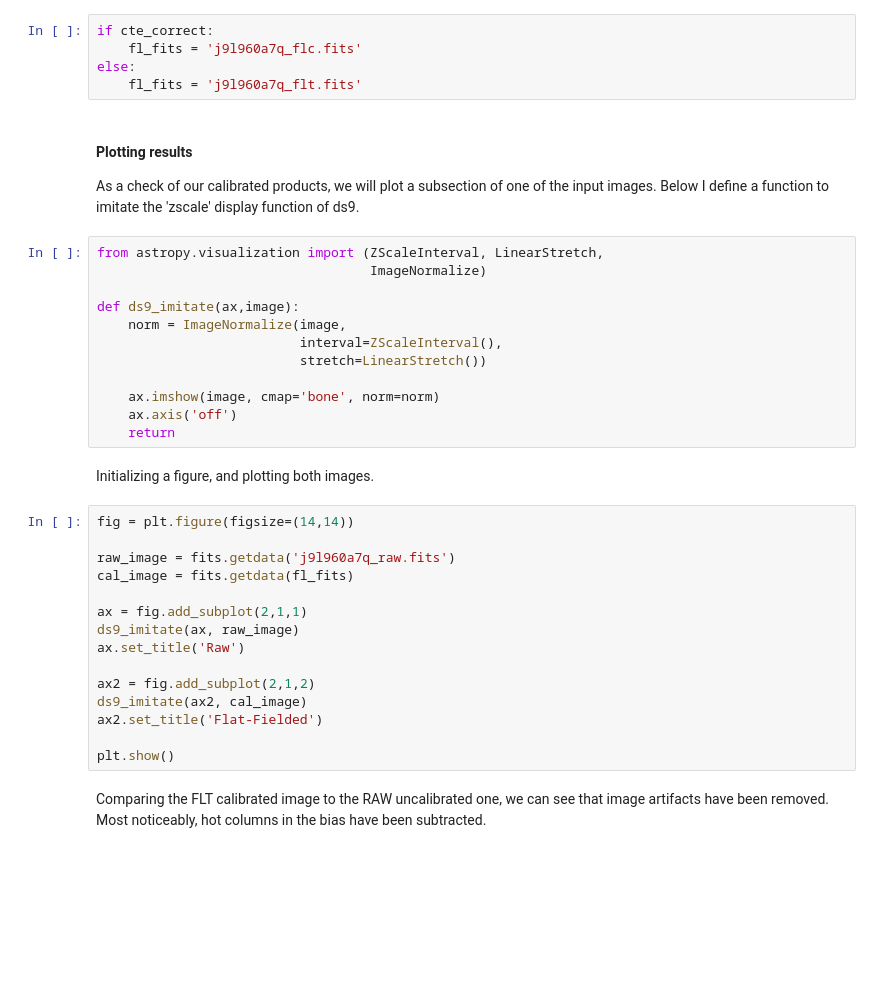
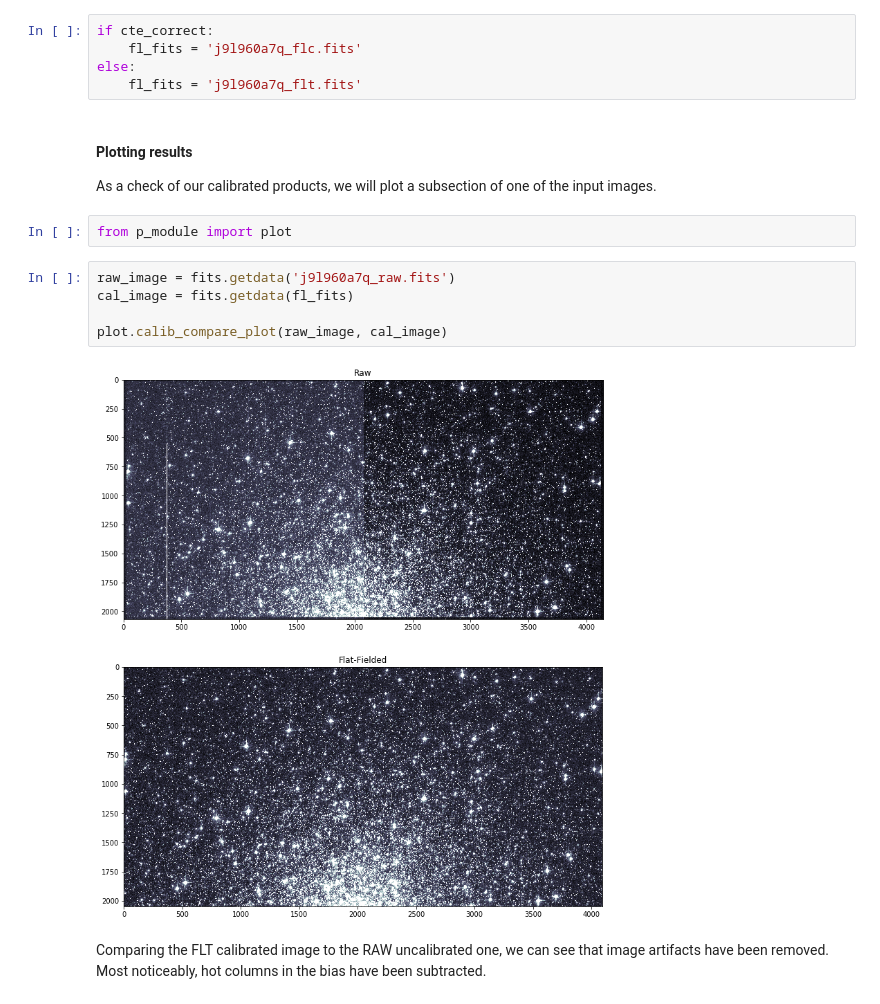
Before and after one commit to spacetelescope/acs-notebook, a Jupyter notebook: acs_reduction/acs_reduction.ipynb, the cells around one changed output. Cells and saved outputs as stored; diff of their text form; blank space fills up the shorter version.

Commit message:
cleaned import section and moved plotting to p_module import

```diff
--- a/acs_reduction/acs_reduction.ipynb
+++ b/acs_reduction/acs_reduction.ipynb
@@ -226,36 +225,16 @@ else:
 # %% [markdown]
 #### Plotting results
 
-As a check of our calibrated products, we will plot a subsection of one of the input images. Below I define a function to imitate the 'zscale' display function of ds9.
+As a check of our calibrated products, we will plot a subsection of one of the input images.
-# %%
-from astropy.visualization import (ZScaleInterval, LinearStretch,
-                                   ImageNormalize)
-
-def ds9_imitate(ax,image):
-    norm = ImageNormalize(image,
-                          interval=ZScaleInterval(),
-                          stretch=LinearStretch())
-
-    ax.imshow(image, cmap='bone', norm=norm)
-    ax.axis('off')
-    return
-# %% [markdown]
-Initializing a figure, and plotting both images.
-# %%
-fig = plt.figure(figsize=(14,14))
-
-raw_image = fits.getdata('j9l960a7q_raw.fits')
-cal_image = fits.getdata(fl_fits)
-
-ax = fig.add_subplot(2,1,1)
-ds9_imitate(ax, raw_image)
-ax.set_title('Raw')
-
-ax2 = fig.add_subplot(2,1,2)
-ds9_imitate(ax2, cal_image)
-ax2.set_title('Flat-Fielded')
-
-plt.show()
+# %%
+from p_module import plot
+# %%
+raw_image = fits.getdata('j9l960a7q_raw.fits')
+cal_image = fits.getdata(fl_fits)
+
+plot.calib_compare_plot(raw_image, cal_image)
+# %% [output]
+[figure, added]
 # %% [markdown]
 Comparing the FLT calibrated image to the RAW uncalibrated one, we can see that image artifacts have been removed. Most noticeably, hot columns in the bias have been subtracted.
 # %%
```
Also changed, not shown: parts of 6 cells of this notebook.
